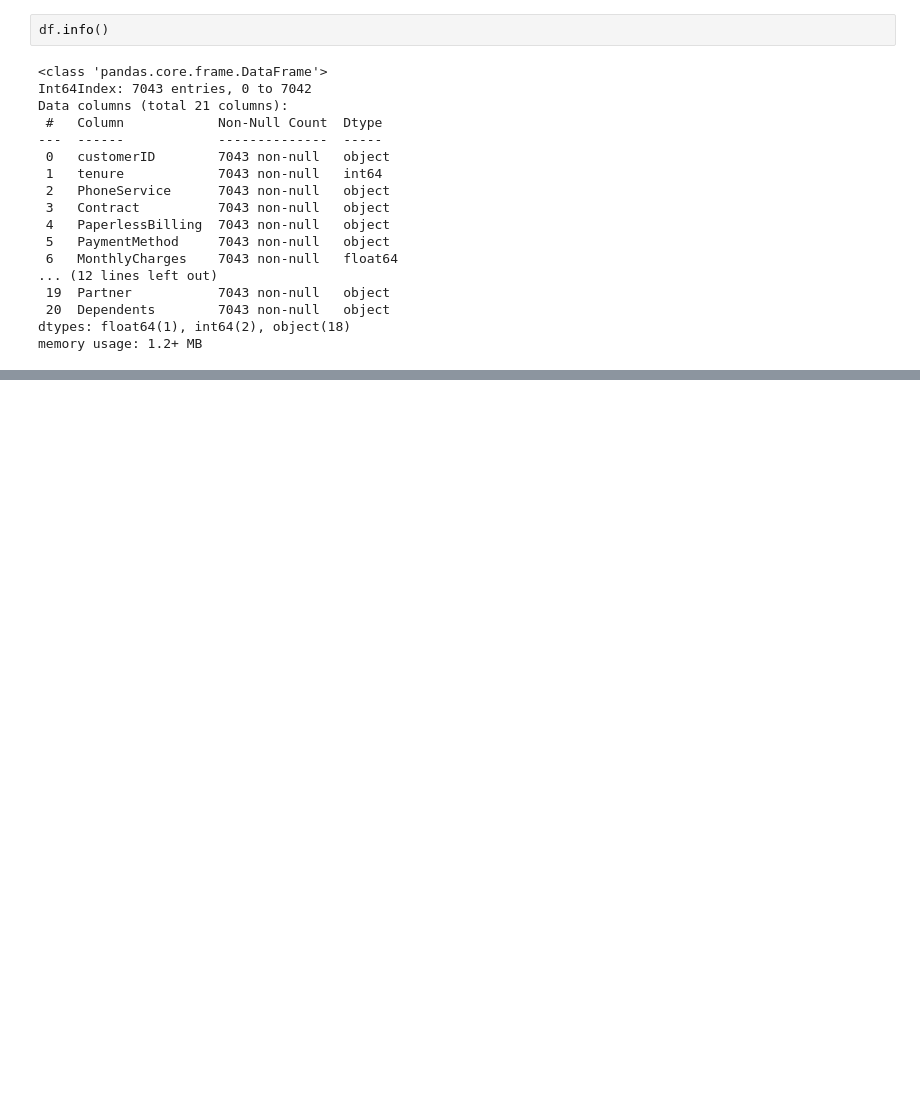
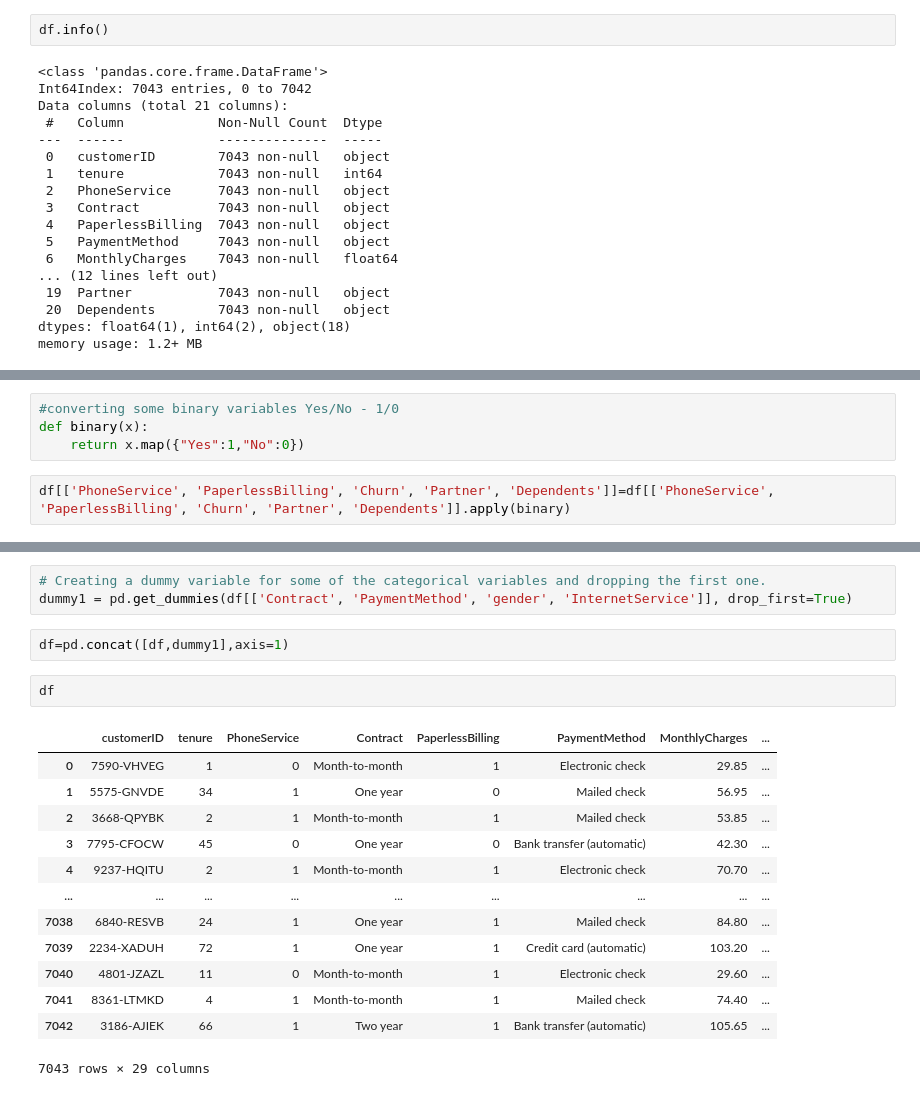
Before and after one commit to Ashik-Mohammed-S/Telecom_Churn_prediction, a Jupyter notebook: Model.ipynb, the cells around one changed output, grey strips where cells are left out. Saved outputs shown, nothing was run; the diff lists cells and outputs as text; blank space fills up the shorter version.

```diff
--- a/Model.ipynb
+++ b/Model.ipynb
@@ -80,0 +89,6 @@ memory usage: 1.2+ MB
+# %%
+#converting some binary variables Yes/No - 1/0
+def binary(x):
+    return x.map({"Yes":1,"No":0})
+# %%
+df[['PhoneService', 'PaperlessBilling', 'Churn', 'Partner', 'Dependents']]=df[['PhoneService', 'PaperlessBilling', 'Churn', 'Partner', 'Dependents']].apply(binary)
@@ -80,0 +107,21 @@ memory usage: 1.2+ MB
+# %%
+# Creating a dummy variable for some of the categorical variables and dropping the first one.
+dummy1 = pd.get_dummies(df[['Contract', 'PaymentMethod', 'gender', 'InternetService']], drop_first=True)
+# %%
+df=pd.concat([df,dummy1],axis=1)
+# %%
+df
+# %% [output]
+|  | customerID | tenure | PhoneService | Contract | PaperlessBilling | PaymentMethod | MonthlyCharges | ... |
+| 0 | 7590-VHVEG | 1 | 0 | Month-to-month | 1 | Electronic check | 29.85 | ... |
+| 1 | 5575-GNVDE | 34 | 1 | One year | 0 | Mailed check | 56.95 | ... |
+| 2 | 3668-QPYBK | 2 | 1 | Month-to-month | 1 | Mailed check | 53.85 | ... |
+| 3 | 7795-CFOCW | 45 | 0 | One year | 0 | Bank transfer (automatic) | 42.30 | ... |
+| 4 | 9237-HQITU | 2 | 1 | Month-to-month | 1 | Electronic check | 70.70 | ... |
+| ... | ... | ... | ... | ... | ... | ... | ... | ... |
+| 7038 | 6840-RESVB | 24 | 1 | One year | 1 | Mailed check | 84.80 | ... |
+| 7039 | 2234-XADUH | 72 | 1 | One year | 1 | Credit card (automatic) | 103.20 | ... |
+| 7040 | 4801-JZAZL | 11 | 0 | Month-to-month | 1 | Electronic check | 29.60 | ... |
+| 7041 | 8361-LTMKD | 4 | 1 | Month-to-month | 1 | Mailed check | 74.40 | ... |
+| 7042 | 3186-AJIEK | 66 | 1 | Two year | 1 | Bank transfer (automatic) | 105.65 | ... |
+7043 rows × 29 columns
```
Also changed, not shown: parts of 14 cells of this notebook.
